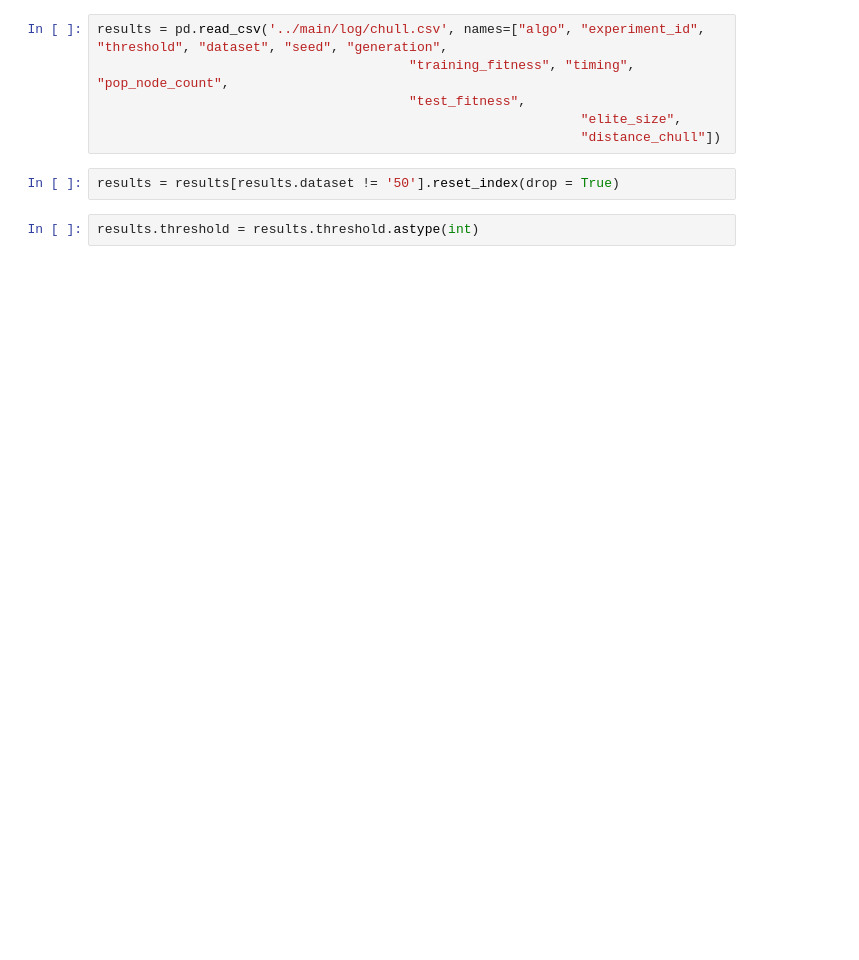
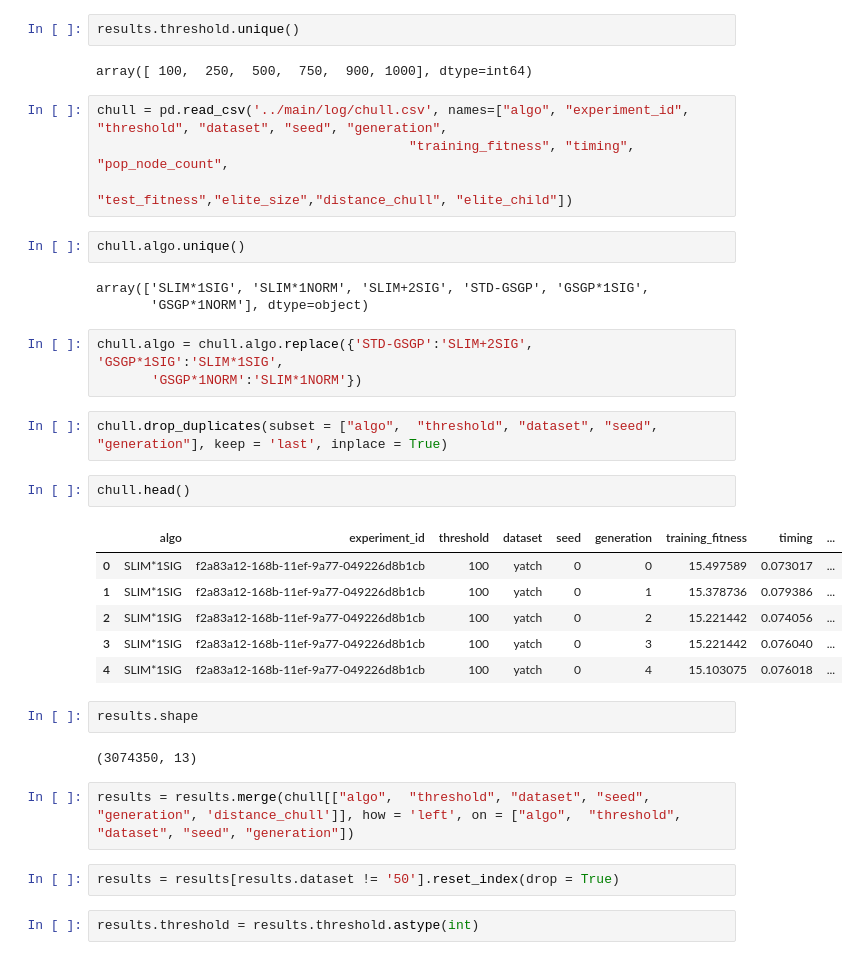
Before and after one commit to Rizzolioli/SlimShady, a Jupyter notebook: utils/CHull visualizations.ipynb, the cells around one changed output. Cells and saved outputs as stored; diff of their text form; blank space fills up the shorter version.

```diff
--- a/utils/CHull visualizations.ipynb
+++ b/utils/CHull visualizations.ipynb
@@ -6,9 +12,36 @@ import matplotlib.gridspec as gridspec
+# %%
+results.threshold.unique()
+# %% [output]
+array([ 100,  250,  500,  750,  900, 1000], dtype=int64)
 # %%
-results = pd.read_csv('../main/log/chull.csv', names=["algo", "experiment_id",  "threshold", "dataset", "seed", "generation",
+chull = pd.read_csv('../main/log/chull.csv', names=["algo", "experiment_id",  "threshold", "dataset", "seed", "generation",
                                         "training_fitness", "timing", "pop_node_count",
-                                        "test_fitness",
-                                                              "elite_size",
-                                                              "distance_chull"])
+                                        "test_fitness","elite_size","distance_chull", "elite_child"])
+# %%
+chull.algo.unique()
+# %% [output]
+array(['SLIM*1SIG', 'SLIM*1NORM', 'SLIM+2SIG', 'STD-GSGP', 'GSGP*1SIG',
+       'GSGP*1NORM'], dtype=object)
+# %%
+chull.algo = chull.algo.replace({'STD-GSGP':'SLIM+2SIG', 'GSGP*1SIG':'SLIM*1SIG',
+       'GSGP*1NORM':'SLIM*1NORM'})
+# %%
+chull.drop_duplicates(subset = ["algo",  "threshold", "dataset", "seed", "generation"], keep = 'last', inplace = True)
+# %%
+chull.head()
+# %% [output]
+|  | algo | experiment_id | threshold | dataset | seed | generation | training_fitness | timing | ... |
+| 0 | SLIM*1SIG | f2a83a12-168b-11ef-9a77-049226d8b1cb | 100 | yatch | 0 | 0 | 15.497589 | 0.073017 | ... |
+| 1 | SLIM*1SIG | f2a83a12-168b-11ef-9a77-049226d8b1cb | 100 | yatch | 0 | 1 | 15.378736 | 0.079386 | ... |
+| 2 | SLIM*1SIG | f2a83a12-168b-11ef-9a77-049226d8b1cb | 100 | yatch | 0 | 2 | 15.221442 | 0.074056 | ... |
+| 3 | SLIM*1SIG | f2a83a12-168b-11ef-9a77-049226d8b1cb | 100 | yatch | 0 | 3 | 15.221442 | 0.076040 | ... |
+| 4 | SLIM*1SIG | f2a83a12-168b-11ef-9a77-049226d8b1cb | 100 | yatch | 0 | 4 | 15.103075 | 0.076018 | ... |
+# %%
+results.shape
+# %% [output]
+(3074350, 13)
+# %%
+results = results.merge(chull[["algo",  "threshold", "dataset", "seed", "generation", 'distance_chull']], how = 'left', on = ["algo",  "threshold", "dataset", "seed", "generation"])
 # %%
 results = results[results.dataset != '50'].reset_index(drop = True)
 # %%
```
Also changed, not shown: parts of 14 cells of this notebook.
